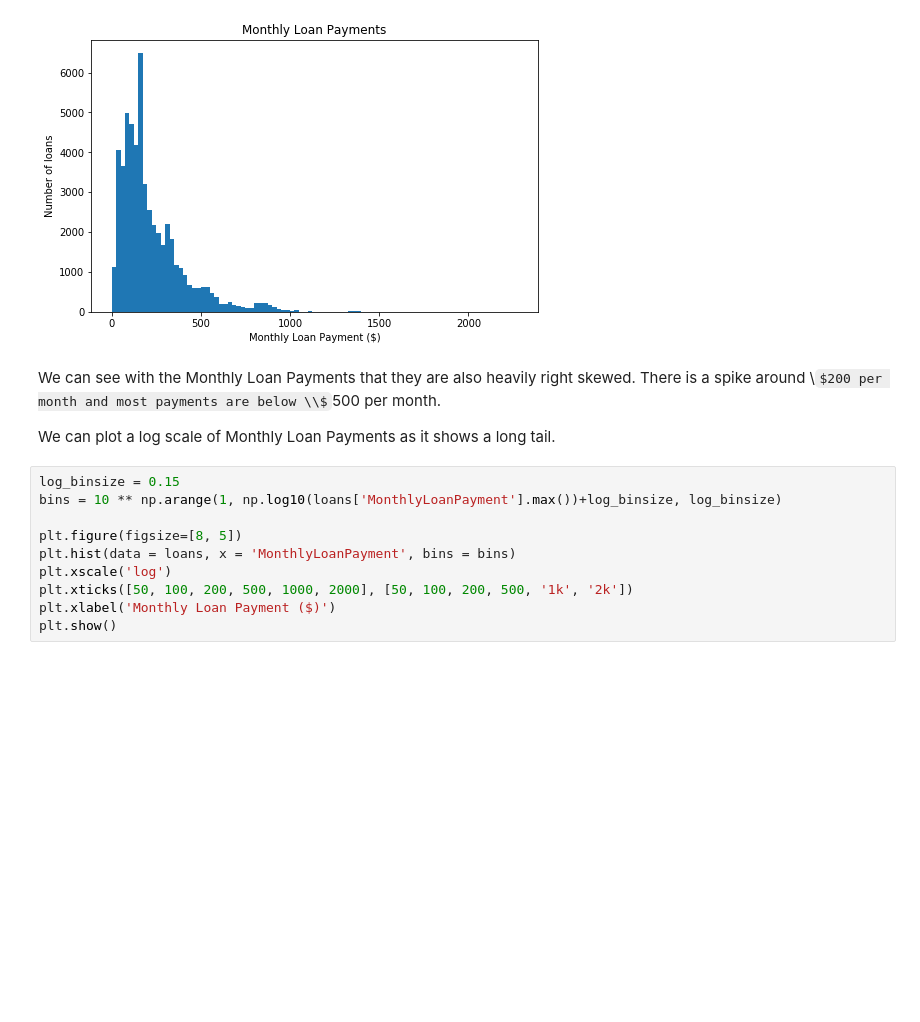
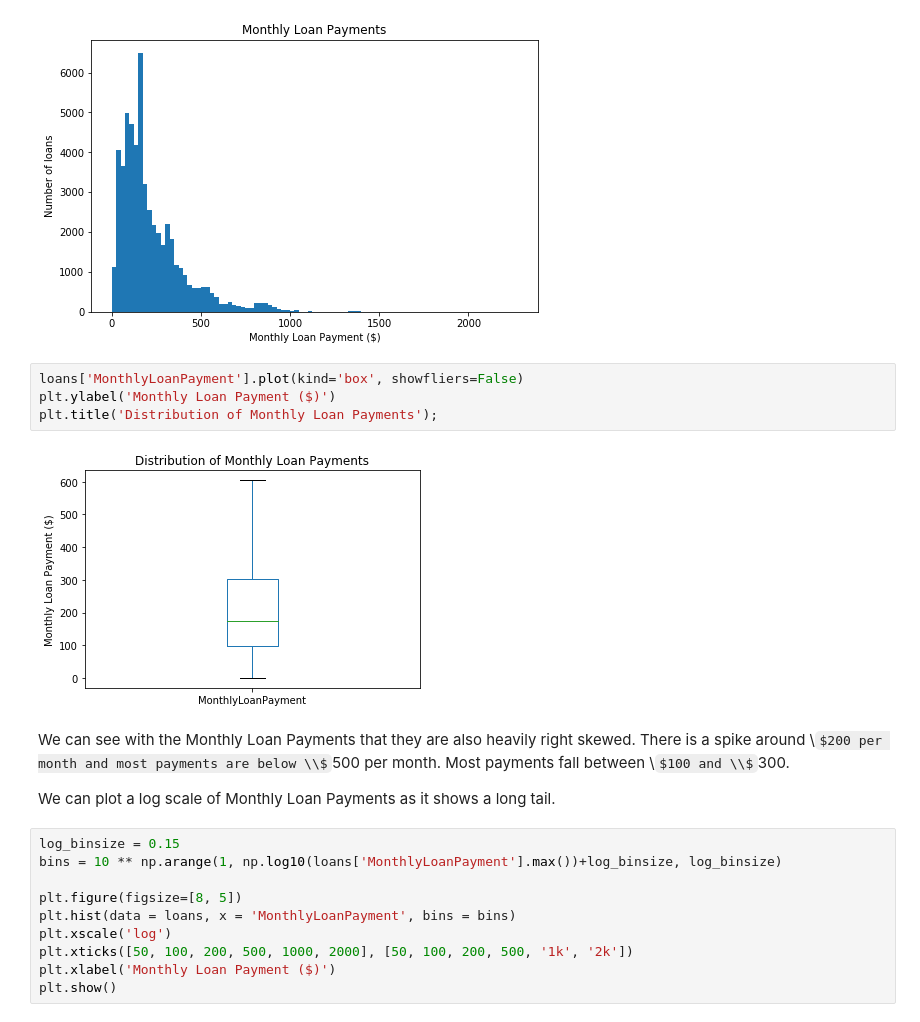
Before and after one commit to Jeffro80/DAND_Communicate_Findings, a Jupyter notebook: exploration-WORKING.ipynb, the cells around one changed output. Saved outputs shown, nothing was run; the diff lists cells and outputs as text; some formulas as TeX source; blank space fills up the shorter version.

```diff
--- a/exploration-WORKING.ipynb
+++ b/exploration-WORKING.ipynb
@@ -472,8 +478,14 @@ plt.title('Monthly Loan Payments')
 plt.show()
 # %% [output]
 [figure]
+# %%
+loans['MonthlyLoanPayment'].plot(kind='box', showfliers=False)
+plt.ylabel('Monthly Loan Payment ($)')
+plt.title('Distribution of Monthly Loan Payments');
+# %% [output]
+[figure, added]
 # %% [markdown]
-We can see with the Monthly Loan Payments that they are also heavily right skewed. There is a spike around \\$200 per month and most payments are below \\$500 per month.
+We can see with the Monthly Loan Payments that they are also heavily right skewed. There is a spike around \\$200 per month and most payments are below \\$500 per month. Most payments fall between \\$100 and \\$300.
 
 We can plot a log scale of Monthly Loan Payments as it shows a long tail.
 # %%
```
Also changed, not shown: parts of 7 cells of this notebook.
